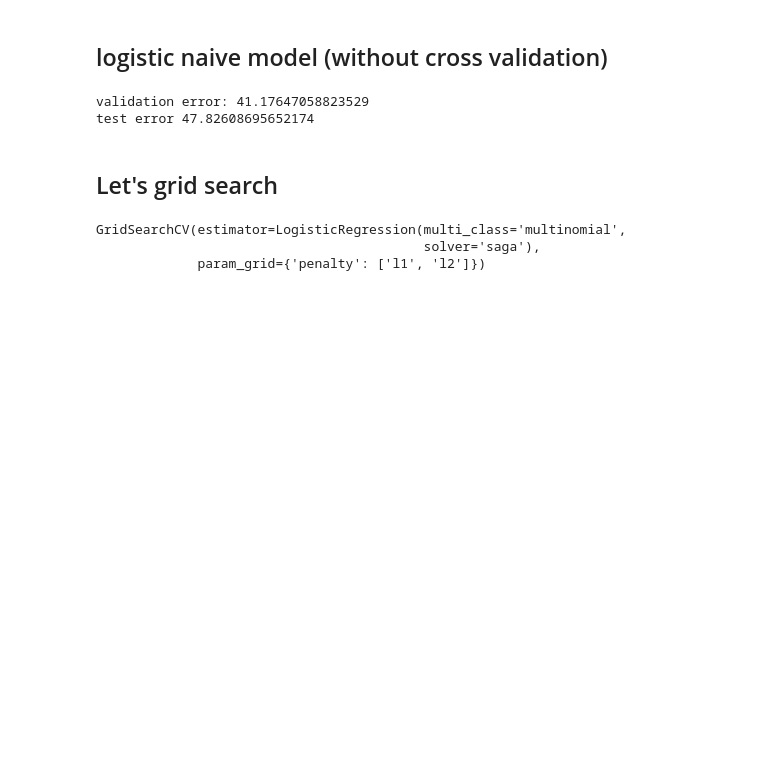
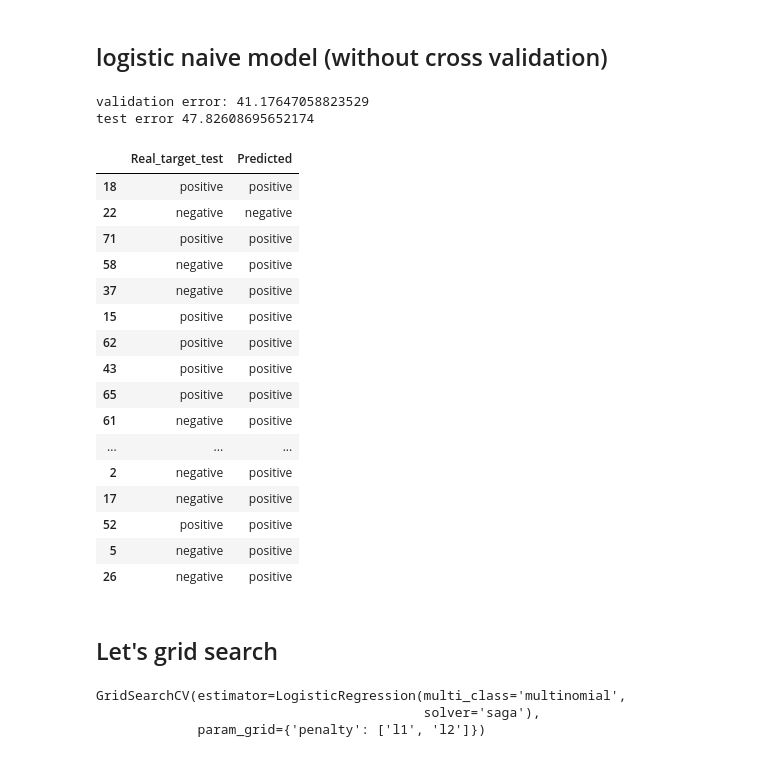
Before and after one commit to PendaNdiaye/-oil-stocks-prediction, a Jupyter notebook: notebook/process.ipynb, the cells around one changed output. Cells and saved outputs as stored; diff of their text form; code cells hidden in the pictures; blank space fills up the shorter version.

```diff
--- a/notebook/process.ipynb
+++ b/notebook/process.ipynb
@@ -362,6 +347,29 @@ print("test error", test_error)
 # %% [output]
 validation error: 41.17647058823529
 test error 47.82608695652174
+# %%
+df_val = pd.DataFrame({'Real_target_val': y_val, 'Predicted': y_pred_val})
+df_test = pd.DataFrame({'Real_target_test': y_test, 'Predicted': y_pred_test})
+df_test
+#df_val
+# %% [output]
+|  | Real_target_test | Predicted |
+| 18 | positive | positive |
+| 22 | negative | negative |
+| 71 | positive | positive |
+| 58 | negative | positive |
+| 37 | negative | positive |
+| 15 | positive | positive |
+| 62 | positive | positive |
+| 43 | positive | positive |
+| 65 | positive | positive |
+| 61 | negative | positive |
+| ... | ... | ... |
+| 2 | negative | positive |
+| 17 | negative | positive |
+| 52 | positive | positive |
+| 5 | negative | positive |
+| 26 | negative | positive |
 # %% [markdown]
 ## Let's grid search
 # %%
```
Also changed, not shown: parts of 10 cells of this notebook.
